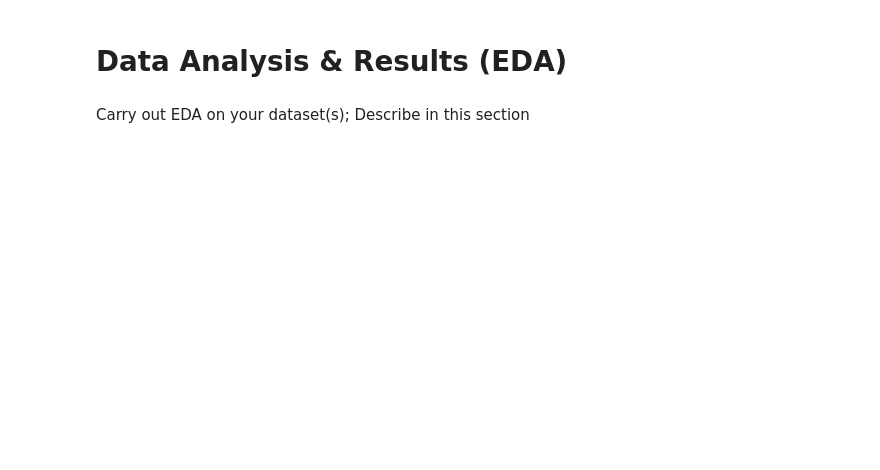
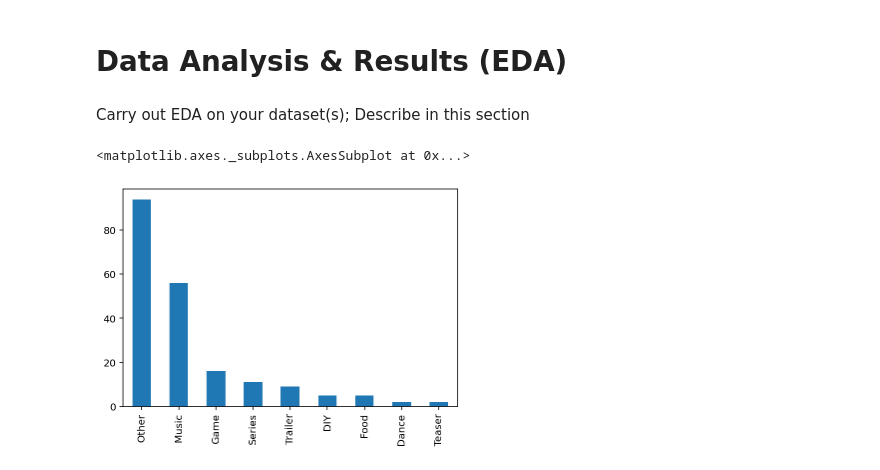
Before and after one commit to oakaigh/cogs108-wi21-group068, a Jupyter notebook: EDACheckpoint_group068.ipynb, the cells around one changed output. Saved outputs shown, nothing was run; the diff lists cells and outputs as text; code cells hidden in the pictures; blank space fills up the shorter version.

Commit message:
Nisha Eda checkpoint category bar plot

```diff
--- a/EDACheckpoint_group068.ipynb
+++ b/EDACheckpoint_group068.ipynb
@@ -189,0 +233,41 @@ Describe your data cleaning steps here.
+# %%
+def standardize_category(string):
+    output = 'Other'
+    if string != None:
+
+        string = string = string.lower()
+        string = string.strip()
+
+        if 'trailer' in string:
+            output = 'Trailer'
+        elif 'teaser' in string:
+            output = 'Teaser'
+        elif 'food' in string:
+            output = 'Food'
+        elif 'reciepe' in string:
+            output = 'Food'
+        elif 'dance' in string:
+            output = 'Dance'
+        elif 'how to' in string:
+            output = 'DIY'
+        elif 'tips' in string:
+            output = 'DIY'
+        elif 'music' in string:
+            output = 'Music'
+        elif 'song' in string:
+            output = 'Music'
+        elif 'official audio' in string:
+            output = 'Music'
+        elif 'episode' in string:
+            output = 'Series'
+        elif 'game' in string:
+            output = 'Game'
+        else:
+            output = 'Other'
+    return output
+# %%
+df['Category'] = df['title'].apply(standardize_category)
+pd.set_option("display.max_rows", None)
+# %%
+df['Category'] = df['description'].apply(standardize_category)
+df
@@ -194,3 +296,8 @@ Carry out EDA on your dataset(s); Describe in this section
 # %%
 ## YOUR CODE HERE
 ## FEEL FREE TO ADD MULTIPLE CELLS PER SECTION
+# %%
+df['Category'].value_counts().plot(kind='bar')
+# %% [output]
+<matplotlib.axes._subplots.AxesSubplot at 0x...>
+[figure, added]
```
Also changed, not shown: parts of 8 cells of this notebook.
